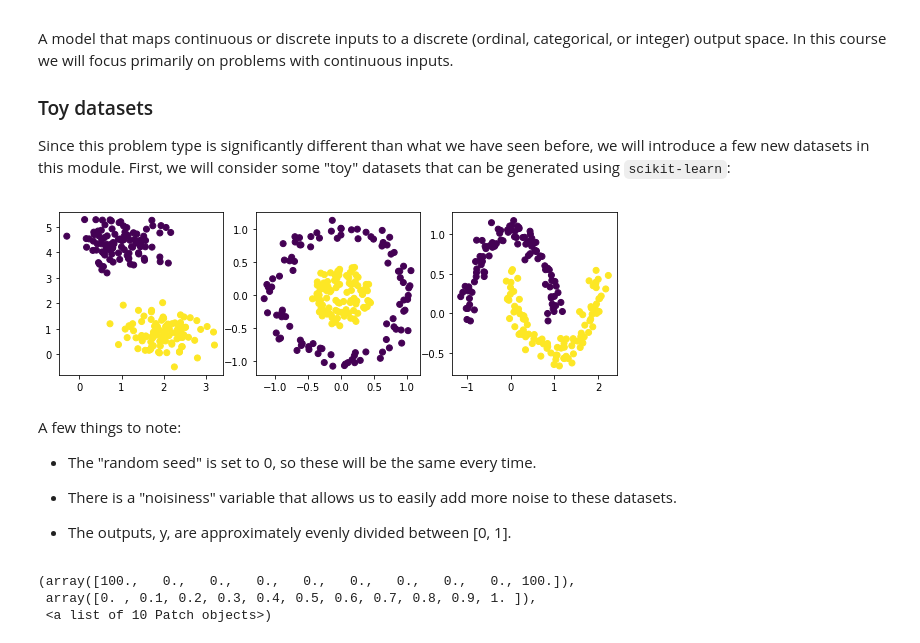
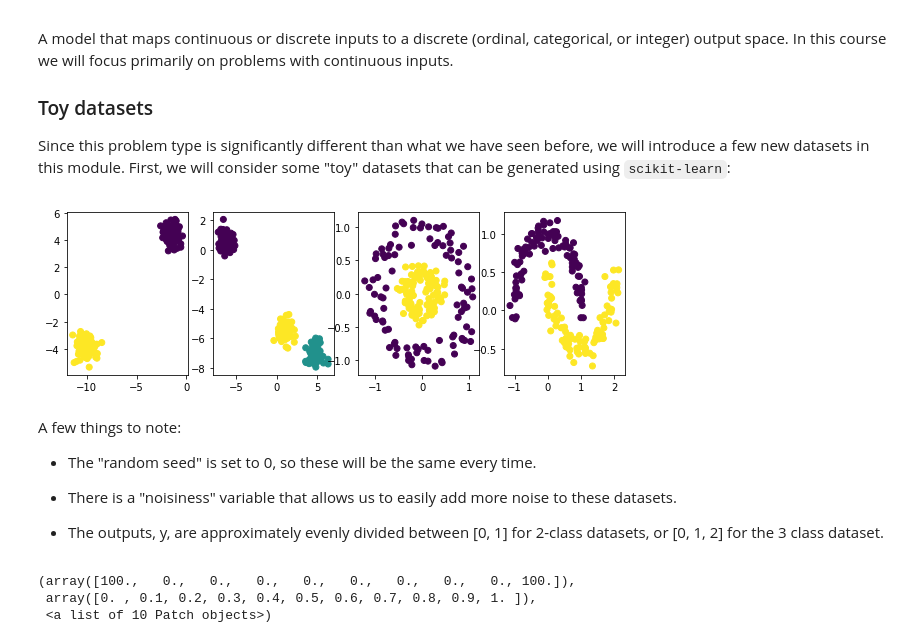
Before and after one commit to medford-group/data_analytics_ChE, a Jupyter notebook: 3-classification/classification_overview.ipynb, the cells around one changed output. Saved outputs shown, nothing was run; the diff lists cells and outputs as text; code cells hidden in the pictures.

```diff
--- a/3-classification/classification_overview.ipynb
+++ b/3-classification/classification_overview.ipynb
@@ -14,27 +14,29 @@ Since this problem type is significantly different than what we have seen before
 # %%
 %matplotlib inline
 import pylab as plt
 import numpy as np
 from sklearn.datasets.samples_generator import make_blobs, make_moons, make_circles
-np.random.seed(0) #make sure the same random samples are generated each time
+np.random.seed(1) #make sure the same random samples are generated each time
 
 noisiness = 1
 
 X_blob, y_blob = make_blobs(n_samples=200, centers=2, cluster_std=0.5*noisiness, n_features=2)
 
+X_mc, y_mc = make_blobs(n_samples=200, centers=3, cluster_std=0.5*noisiness, n_features=2)
+
 X_circles, y_circles = make_circles(n_samples=200, factor=0.3, noise=0.1*noisiness)
 
 X_moons, y_moons = make_moons(n_samples=200, noise=0.1*noisiness)
 
-fig, axes = plt.subplots(1,3, figsize=(10, 3))
+fig, axes = plt.subplots(1,4, figsize=(10, 3))
 
-all_datasets = [[X_blob, y_blob],[X_circles, y_circles],[X_moons, y_moons]]
+all_datasets = [[X_blob, y_blob],[X_mc, y_mc], [X_circles, y_circles],[X_moons, y_moons]]
 
 for i, Xy_i in enumerate(all_datasets):
     Xi, yi = Xy_i
     axes[i].scatter(Xi[:,0], Xi[:,1], c=yi)
 # %% [output]
-[figure, old version]
+[figure, new version]
 # %% [markdown]
 A few things to note:
 
@@ -42,7 +44,7 @@ A few things to note:
 
 * There is a "noisiness" variable that allows us to easily add more noise to these datasets.
 
-* The outputs, y, are approximately evenly divided between [0, 1].
+* The outputs, y, are approximately evenly divided between [0, 1] for 2-class datasets, or [0, 1, 2] for the 3 class dataset.
 # %%
 fig, ax = plt.subplots()
 ax.hist(y_blob)
```
Also changed, not shown: parts of 6 cells of this notebook.
